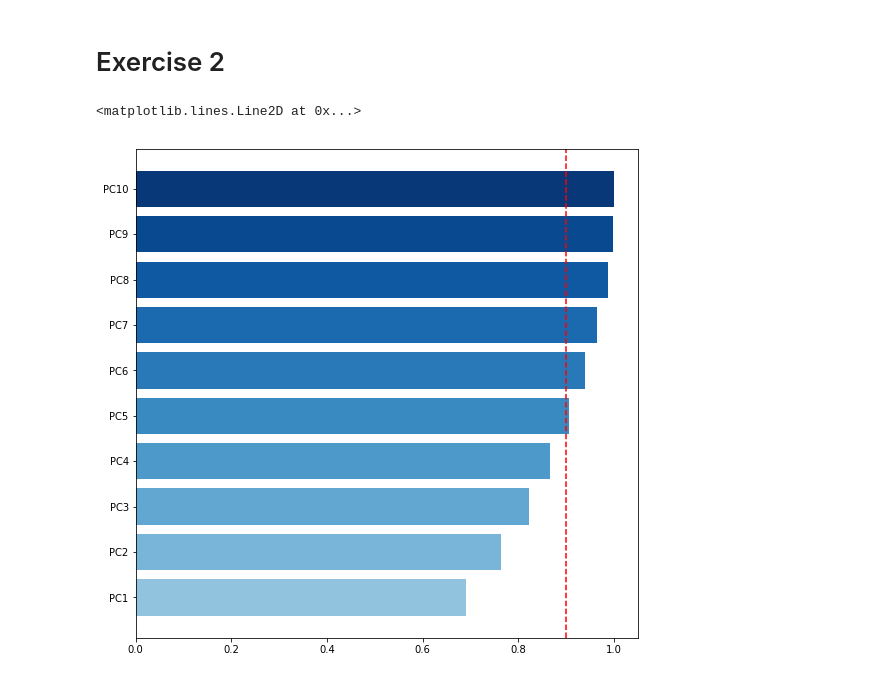
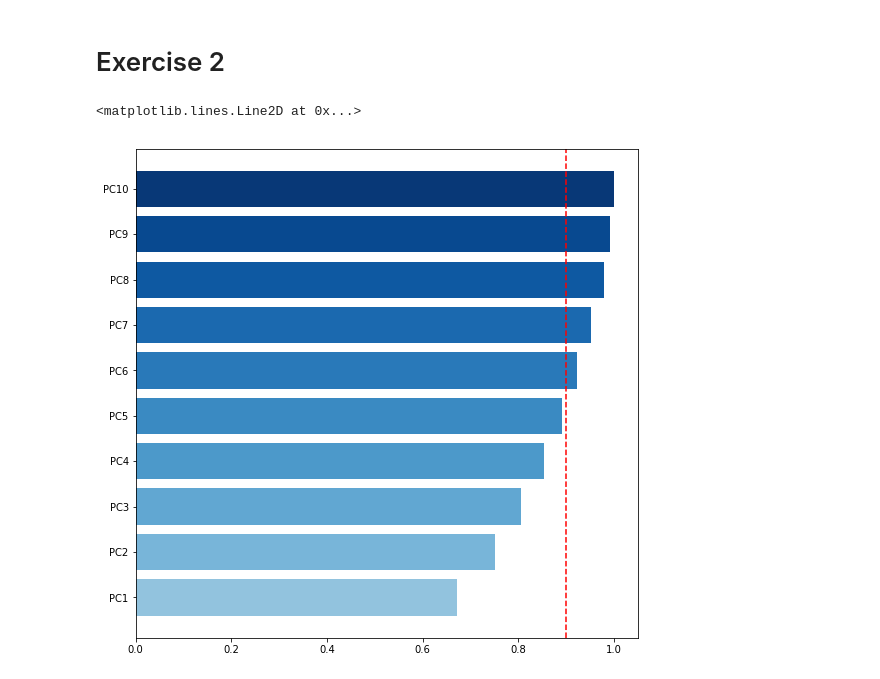
Before and after one commit to brucetony/VisComp, a Jupyter notebook: vclsi-2-Schultz-Ibarra.ipynb, the cells around one changed output. Cells and saved outputs as stored; diff of their text form; code cells hidden in the pictures.

```diff
--- a/vclsi-2-Schultz-Ibarra.ipynb
+++ b/vclsi-2-Schultz-Ibarra.ipynb
@@ -213,25 +212,22 @@ The highest distance consistancy is 93.41917024320458 and found between thicknes
 # %% [markdown]
 # Exercise 2
 # %%
-def runPCA(wide, exclude=[]):
+def runPCA(data, exclude=[]):
     '''
     Perform PCA on a dataset
-    :param wide: Pandas dataset
+    :param data: Pandas dataset
     :param exclude: columns to exclude during PCA analysis
     :return:
     '''
 
     # Drop excluded columns (non-PCA features)
-    wide = wide.drop(columns=exclude)
-
-    # Standardize data
-    #wide = StandardScaler().fit_transform(wide)
+    data = data.drop(columns=exclude)
 
     # Initialize PCA class with default values
     pca = PCA()
 
     # Get scores of PCA (Fit PCA)
-    scores = pca.fit_transform(wide)
+    scores = pca.fit_transform(data)
 
     # Get loadings
     loadings = pca.components_
@@ -250,8 +246,8 @@ def runPCA(wide, exclude=[]):
     # Convert loadings, scores and summaries to Pandas DataFrame rename index
     # TODO use standardized data, fix below commands to work with lists not np arrays \
     # or convert standardized data into numpy array
-    df_scores = pd.DataFrame(data=scores, index=wide.index, columns=header)
-    df_loadings = pd.DataFrame(data=loadings, index=header, columns=wide.columns)
+    df_scores = pd.DataFrame(data=scores, index=data.index, columns=header)
+    df_loadings = pd.DataFrame(data=loadings, index=header, columns=data.columns)
     df_summary = pd.DataFrame(data=summary, index=header, columns=["standard_deviation",
                                                                    "proportion_of_variance_explained",
                                                                    "cumulative_proportion_of_variance_explained"])
@@ -310,27 +306,31 @@ def get_colors_cmappalette(elements):
 # %%
 # input file
 path = "breast-cancer-wisconsin.xlsx"
 
 # Read file to pandasDF
 data_df = pd.read_excel(os.path.abspath(path),index_col="code")
 
 # For the momment let's just interpolate missing data by class
 # Interpolating missing values to each column
 data_2_imputed = data_df[data_df["class"]==2].apply(interpolate_by_mean, axis=0)
 data_4_imputed = data_df[data_df["class"]==4].apply(interpolate_by_mean, axis=0)
 data_imputed = pd.concat([data_4_imputed,data_2_imputed])
 
+# Standardize data
+data_s = StandardScaler().fit_transform(data_imputed)
+data_s = pd.DataFrame(data_s,index=data_imputed.index,columns=data_imputed.columns)
+
 # Running PCA
-scores, loadings, summary = runPCA(data_imputed)
+scores, loadings, summary = runPCA(data_s)
 
 # Plotting
 fig, ax = plt.subplots(1, 1, figsize=(9, 9))
 colors = get_colors_cmappalette(summary.index)
 ax = plot_hbar(ax, xticks=summary.index.values, colors=colors,
                values = summary["cumulative_proportion_of_variance_explained"])
 
 # Create a line at the 90% mark to see how many components are needed
 plt.axvline(x=0.9, color='r', linestyle='--')
 # %% [output]
 <matplotlib.lines.Line2D at 0x...>
-[figure, old version]
+[figure, new version]
```
Also changed, not shown: parts of 14 cells of this notebook.
